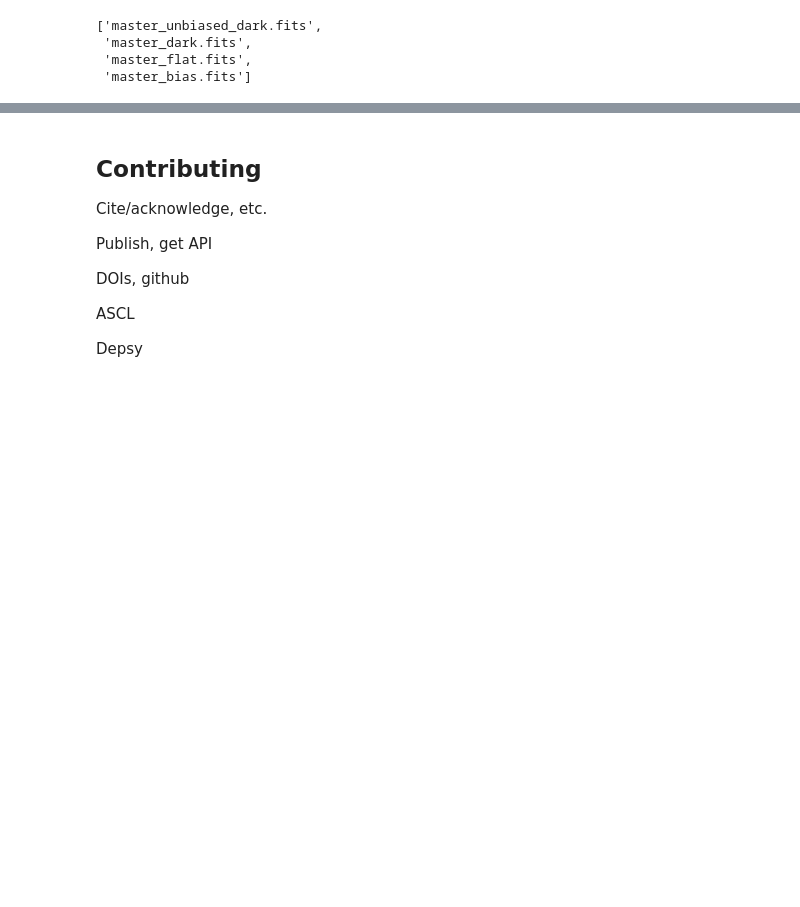
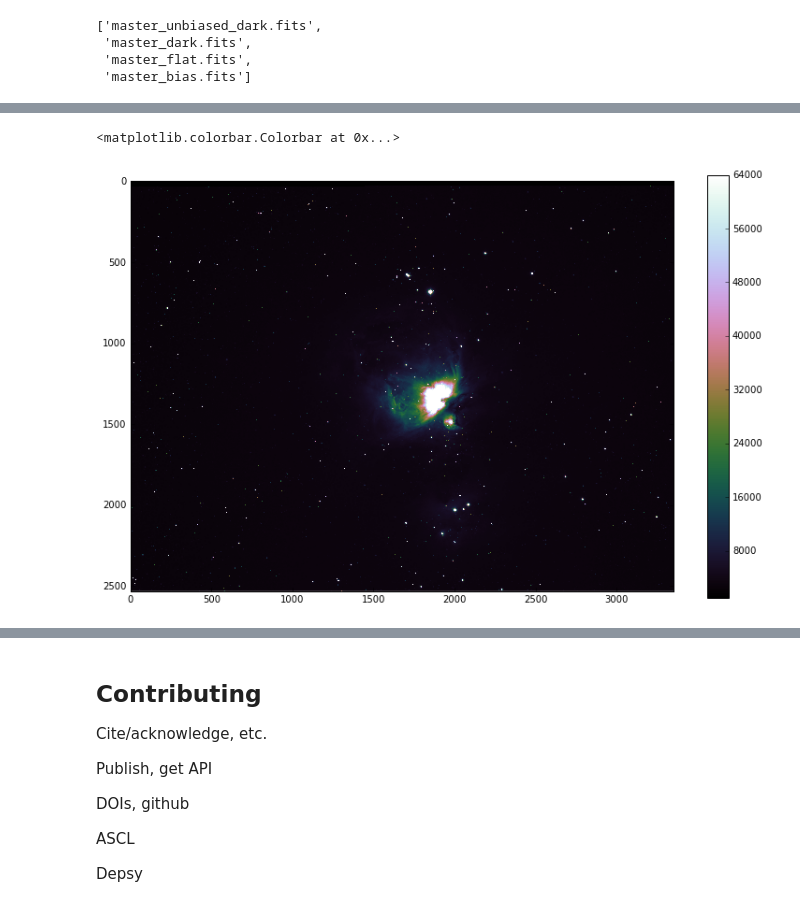
Before and after one commit to AnthonyHorton/python-and-astronomy, a Jupyter notebook: Python and Astronomy.ipynb, the cells around one changed output, grey strips where cells are left out. Saved outputs shown, nothing was run; the diff lists cells and outputs as text; code cells hidden in the pictures; blank space fills up the shorter version.

```diff
--- a/Python and Astronomy.ipynb
+++ b/Python and Astronomy.ipynb
@@ -378,0 +389,2 @@ CCDData([[ 1039.94977307,  1042.2706696 ,  1044.58356164, ...,
+# %%
+images = [ccdproc.CCDData.read(filename, unit='adu') for filename in raw_filenames]
@@ -378,0 +394,6 @@ CCDData([[ 1039.94977307,  1042.2706696 ,  1044.58356164, ...,
+# %%
+plt.imshow(images[0], interpolation='none', aspect='equal', cmap='cubehelix', vmin=1025, vmax=64000)
+plt.colorbar()
+# %% [output]
+<matplotlib.colorbar.Colorbar at 0x...>
+[figure, added]
```
Also changed, not shown: parts of 15 cells of this notebook, 1 other file.
